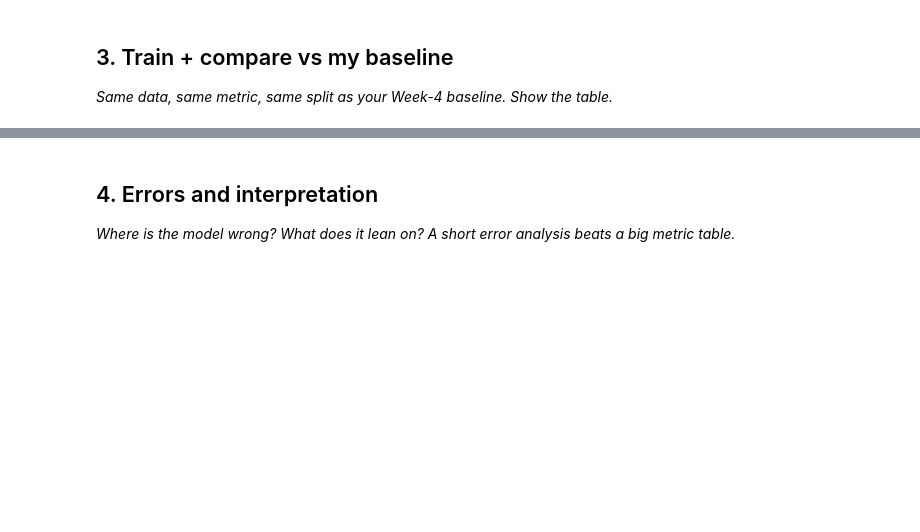
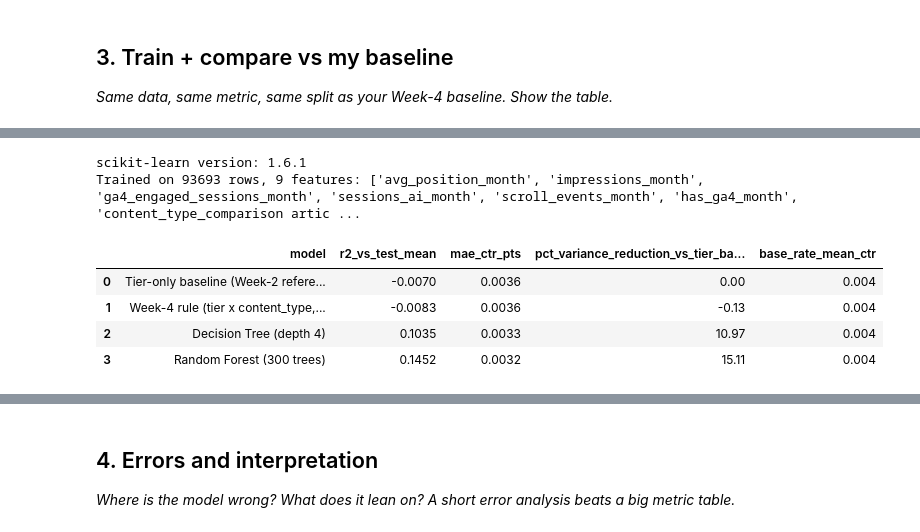
Before and after one commit to Abdulm111/ML-Assignement01, a Jupyter notebook: work/notebooks/w05_model.ipynb, the cells around one changed output, grey strips where cells are left out. Drawn from its saved outputs; the diff is of its cells as text; code cells hidden in the pictures; blank space fills up the shorter version.

```diff
--- a/work/notebooks/w05_model.ipynb
+++ b/work/notebooks/w05_model.ipynb
@@ -22,0 +149,13 @@ This skeleton is yours to fill. Work the sections **in order** — each one has
+# %%
+# This cell is for CODE (numbers, a query, a check).
+# Write your text answer in the cell ABOVE this one — typing sentences here breaks Run All.
+from sklearn.model_selection import GroupShuffleSplit
+
+gss = GroupShuffleSplit(n_splits=1, test_size=0.2, random_state=42)
+train_idx, test_idx = next(gss.split(q, groups=q["client_hash_id"]))
+train, test = q.iloc[train_idx].copy(), q.iloc[test_idx].copy()
+
+overlap = set(train["client_hash_id"]) & set(test["client_hash_id"])
+print(f"Train rows: {len(train)}  ({train['client_hash_id'].nunique()} clients)")
+print(f"Test rows:  {len(test)}  ({test['client_hash_id'].nunique()} clients)")
+print(f"Clients present in both train and test (must be 0): {len(overlap)}")
@@ -29,0 +256,60 @@ This skeleton is yours to fill. Work the sections **in order** — each one has
+# %%
+import sklearn
+from sklearn.tree import DecisionTreeRegressor
+from sklearn.ensemble import RandomForestRegressor
+
+print("scikit-learn version:", sklearn.__version__)  # tree-ensemble numbers can shift a bit across versions
+
+FEATURE_COLS = ["avg_position_month", "impressions_month",
+                 "ga4_engaged_sessions_month", "sessions_ai_month",
+                 "scroll_events_month", "has_ga4_month"]
+
+train_X = pd.get_dummies(train[FEATURE_COLS + ["content_type"]], columns=["content_type"])
+test_X = pd.get_dummies(test[FEATURE_COLS + ["content_type"]], columns=["content_type"])
+test_X = test_X.reindex(columns=train_X.columns, fill_value=0)  # align dummy columns
+
+y_train, y_test = train["ctr"], test["ctr"]
+
+tree = DecisionTreeRegressor(max_depth=4, min_samples_leaf=50, random_state=42)
+tree.fit(train_X, y_train)
+test["pred_tree"] = tree.predict(test_X)
+
+forest = RandomForestRegressor(n_estimators=300, max_depth=8, min_samples_leaf=20,
+                                random_state=42, n_jobs=-1)
+forest.fit(train_X, y_train)
+test["pred_forest"] = forest.predict(test_X)
+
+print(f"Trained on {len(train_X)} rows, {train_X.shape[1]} features: {list(train_X.columns)}")
+# %% [output]
+scikit-learn version: 1.6.1
+Trained on 93693 rows, 9 features: ['avg_position_month', 'impressions_month', 'ga4_engaged_sessions_month', 'sessions_ai_month', 'scroll_events_month', 'has_ga4_month', 'content_type_comparison artic ...
+# %%
+from sklearn.metrics import r2_score, mean_absolute_error, mean_squared_error
+
+tier_mse = mean_squared_error(y_test, test["pred_tier_only"])
+
+rows = []
+for label, col in [
+    ("Tier-only baseline (Week-2 reference)", "pred_tier_only"),
+    ("Week-4 rule (tier x content_type, frozen)", "pred_week4_rule"),
+    ("Decision Tree (depth 4)", "pred_tree"),
+    ("Random Forest (300 trees)", "pred_forest"),
+]:
+    pred = test[col]
+    mse = mean_squared_error(y_test, pred)
+    rows.append({
+        "model": label,
+        "r2_vs_test_mean": round(r2_score(y_test, pred), 4),
+        "mae_ctr_pts": round(mean_absolute_error(y_test, pred), 4),
+        "pct_variance_reduction_vs_tier_baseline": round((1 - mse / tier_mse) * 100, 2),
+    })
+
+comparison = pd.DataFrame(rows)
+comparison["base_rate_mean_ctr"] = round(y_test.mean(), 4)
+comparison
+# %% [output]
+|  | model | r2_vs_test_mean | mae_ctr_pts | pct_variance_reduction_vs_tier_ba... | base_rate_mean_ctr |
+| 0 | Tier-only baseline (Week-2 refere... | -0.0070 | 0.0036 | 0.00 | 0.004 |
+| 1 | Week-4 rule (tier x content_type,... | -0.0083 | 0.0036 | -0.13 | 0.004 |
+| 2 | Decision Tree (depth 4) | 0.1035 | 0.0033 | 10.97 | 0.004 |
+| 3 | Random Forest (300 trees) | 0.1452 | 0.0032 | 15.11 | 0.004 |
```
Also changed, not shown: parts of 19 cells of this notebook.
